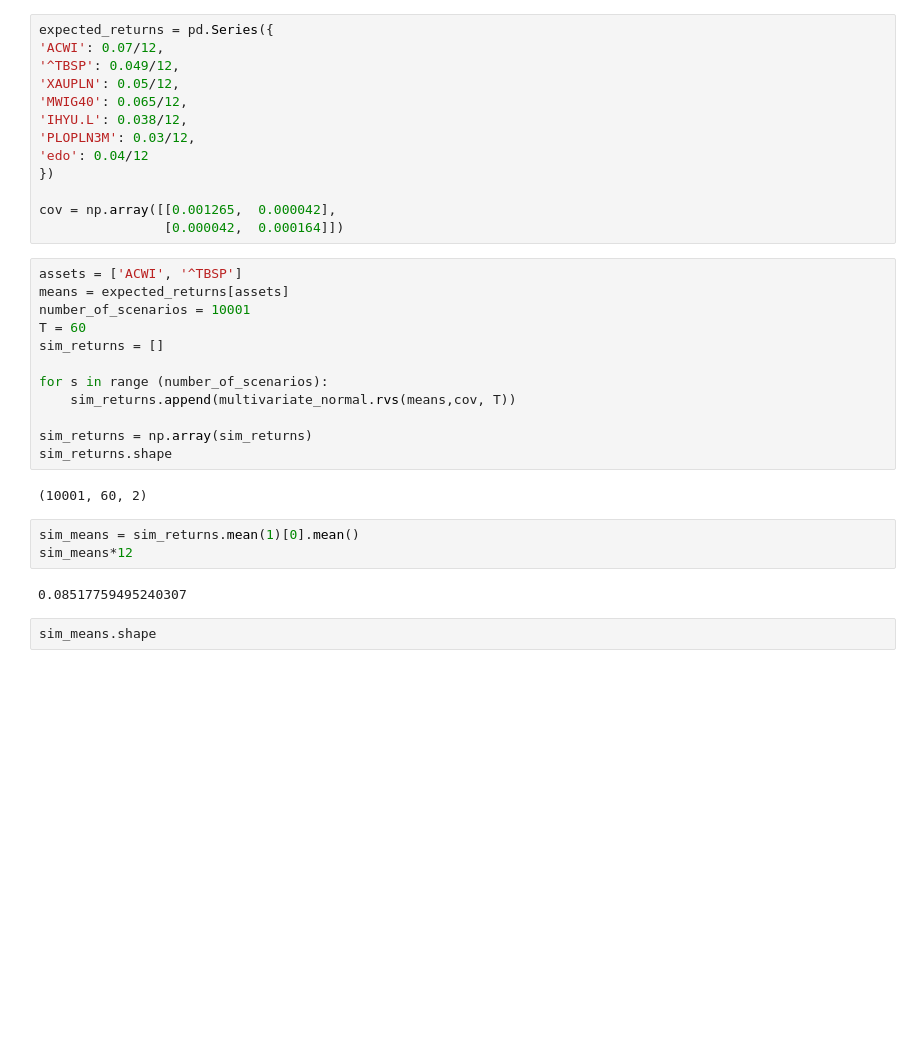
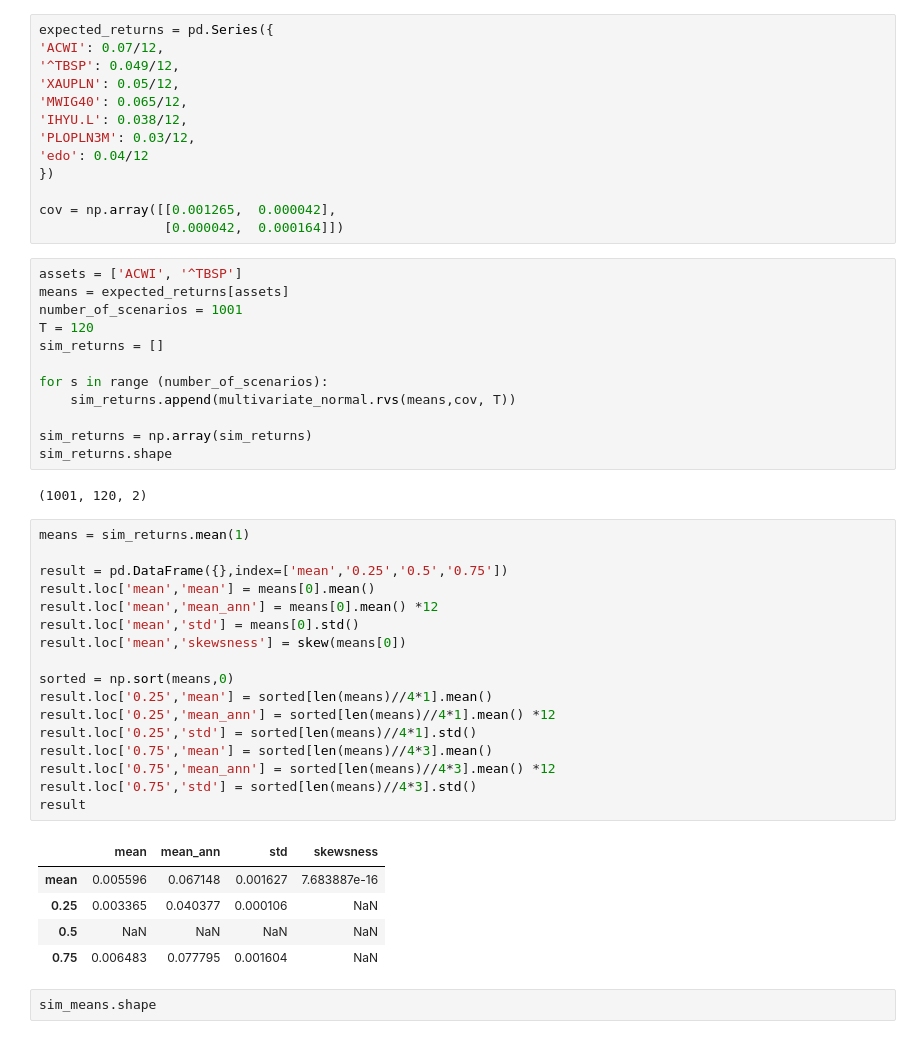
Before and after one commit to msz13/Goal-Based-Investing, a Jupyter notebook: sb_gbi/ga_optimisation.ipynb, the cells around one changed output. Cells and saved outputs as stored; diff of their text form; blank space fills up the shorter version.

Commit message:
calculate statistic characterestics of scenarios

```diff
--- a/sb_gbi/ga_optimisation.ipynb
+++ b/sb_gbi/ga_optimisation.ipynb
@@ -20,8 +20,8 @@ cov = np.array([[0.001265,	0.000042],
 # %%
 assets = ['ACWI', '^TBSP']
 means = expected_returns[assets]
-number_of_scenarios = 10001
-T = 60
+number_of_scenarios = 1001
+T = 120
 sim_returns = []
 
 for s in range (number_of_scenarios):
@@ -30,12 +30,30 @@ for s in range (number_of_scenarios):
 sim_returns = np.array(sim_returns)
 sim_returns.shape
 # %% [output]
-(10001, 60, 2)
+(1001, 120, 2)
-# %%
-sim_means = sim_returns.mean(1)[0].mean()
-sim_means*12
-# %% [output]
-0.08517759495240307
+# %%
+means = sim_returns.mean(1)
+
+result = pd.DataFrame({},index=['mean','0.25','0.5','0.75'])
+result.loc['mean','mean'] = means[0].mean()
+result.loc['mean','mean_ann'] = means[0].mean() *12
+result.loc['mean','std'] = means[0].std()
+result.loc['mean','skewsness'] = skew(means[0])
+
+sorted = np.sort(means,0)
+result.loc['0.25','mean'] = sorted[len(means)//4*1].mean()
+result.loc['0.25','mean_ann'] = sorted[len(means)//4*1].mean() *12
+result.loc['0.25','std'] = sorted[len(means)//4*1].std()
+result.loc['0.75','mean'] = sorted[len(means)//4*3].mean()
+result.loc['0.75','mean_ann'] = sorted[len(means)//4*3].mean() *12
+result.loc['0.75','std'] = sorted[len(means)//4*3].std()
+result
+# %% [output]
+|  | mean | mean_ann | std | skewsness |
+| mean | 0.005596 | 0.067148 | 0.001627 | 7.683887e-16 |
+| 0.25 | 0.003365 | 0.040377 | 0.000106 | NaN |
+| 0.5 | NaN | NaN | NaN | NaN |
+| 0.75 | 0.006483 | 0.077795 | 0.001604 | NaN |
 # %%
 sim_means.shape
 # %% [output]
```
Also changed, not shown: parts of 4 cells of this notebook, 2 other files.
